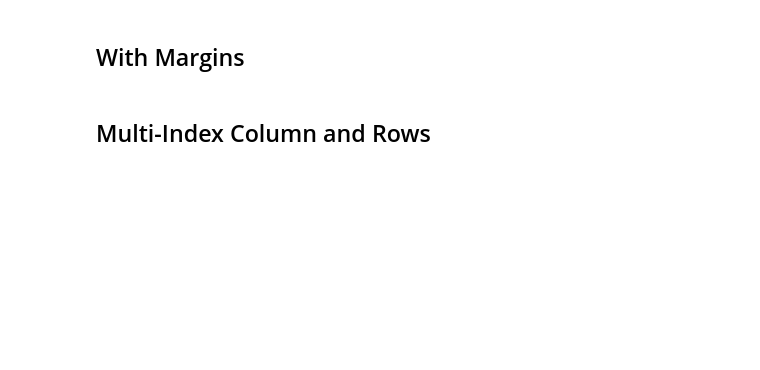
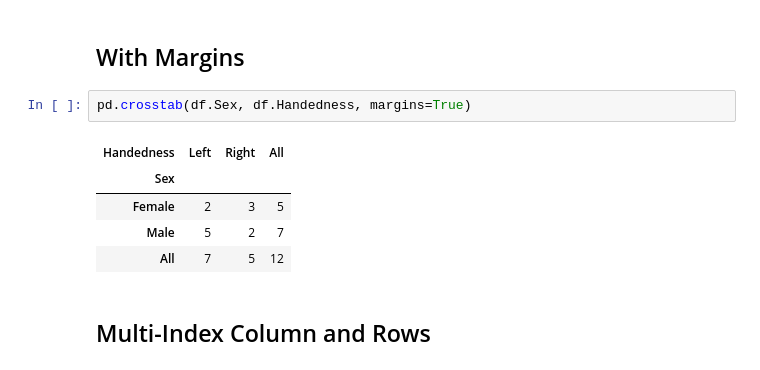
Before and after one commit to dayanandv/Data-Science, a Jupyter notebook: Crosstab.ipynb, the cells around one changed output. Saved outputs shown, nothing was run; the diff lists cells and outputs as text; blank space fills up the shorter version.

```diff
--- a/Crosstab.ipynb
+++ b/Crosstab.ipynb
@@ -9,4 +39,12 @@ df
 # %% [markdown]
 ## With Margins
+# %%
+pd.crosstab(df.Sex, df.Handedness, margins=True)
+# %% [output]
+| Handedness | Left | Right | All |
+| Sex |  |  |  |
+| Female | 2 | 3 | 5 |
+| Male | 5 | 2 | 7 |
+| All | 7 | 5 | 12 |
 # %% [markdown]
 ## Multi-Index Column and Rows
```
Also changed, not shown: parts of 16 cells of this notebook.
